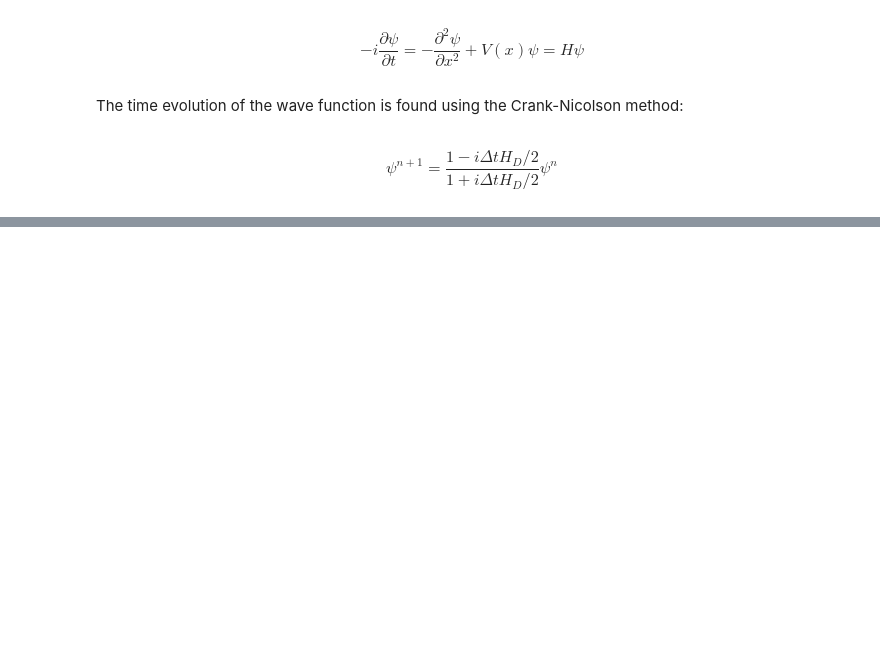
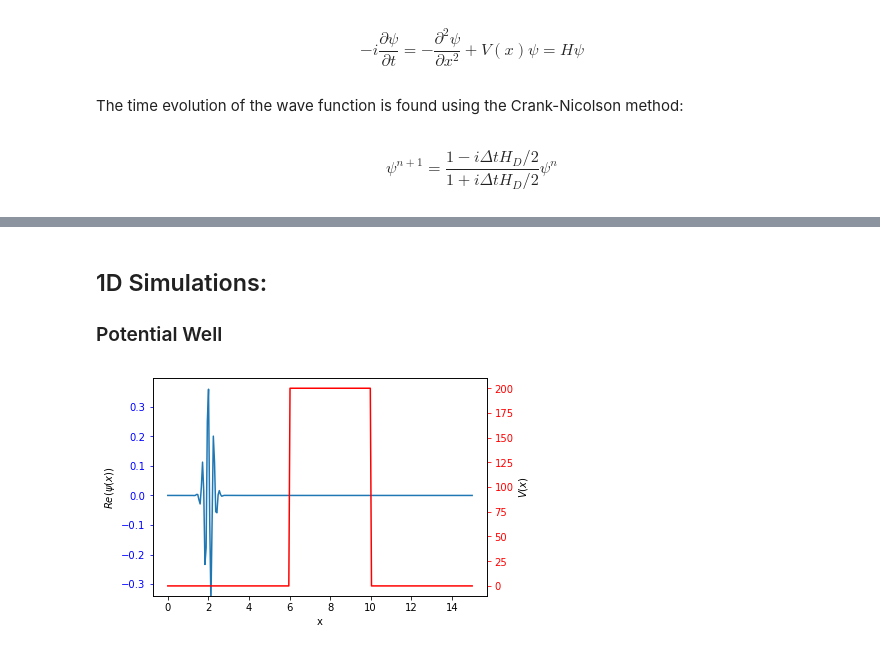
Before and after one commit to evalvarez12/Quantum-Dynamics, a Jupyter notebook: Report.ipynb, the cells around one changed output, grey strips where cells are left out. Cells and saved outputs as stored; diff of their text form; code cells hidden in the pictures; blank space fills up the shorter version.

```diff
--- a/Report.ipynb
+++ b/Report.ipynb
@@ -33,0 +498,60 @@ Run the next block before moving onto the demonstrations, below.
+# %% [markdown]
+## 1D Simulations:
+### Potential Well
+# %%
+"""
+potentilWell.py
+A simple animation for the 1D case
+with potential well.
+
+Created on: 24-04-2017.
+@author: eduardo
+"""
+import quantum_plots as qplots
+
+import numpy as np
+import simulation as sm
+
+
+# Define the system parameters
+dim = 1
+numberPoints = 256
+dt = .001
+dirichletBC = False
+startPoint = 0
+domainLength = 15
+
+sign = -1
+if dirichletBC:
+    sign = 1
+
+x = np.linspace(startPoint, startPoint + domainLength, numberPoints + sign)
+
+
+def potentialWell(x):
+    mag = 200
+    domain = [6, 10]
+    if domain[0] < x < domain[1]:
+        return mag
+    else:
+        return 0
+
+
+potentialFunc = np.vectorize(potentialWell)
+
+
+# Create the simulation for the system
+sim = sm.Simulation(dim=dim, potentialFunc=potentialFunc,
+                    dirichletBC=dirichletBC, numberPoints=numberPoints,
+                    startPoint=startPoint, domainLength=domainLength,
+                    dt=dt)
+
+# Create the initial wave function
+sim.setPsiPulse(pulse="plane", energy=500, center=2)
+# plt.plot(x, sim.realPsi())
+# plt.show()
+
+
+ani = qplots.animation1D(sim, x, psi='real', V=potentialFunc)
+# %% [output]
+[figure, added]
```
Also changed, not shown: parts of 6 cells of this notebook, 8 other files.
